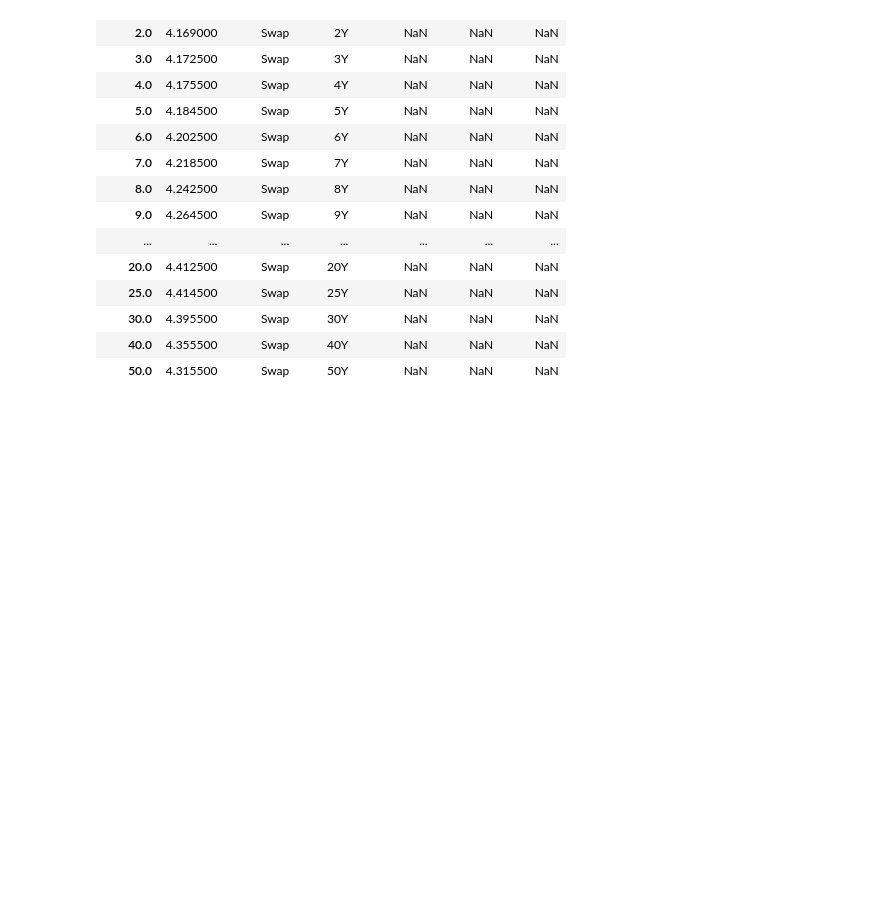
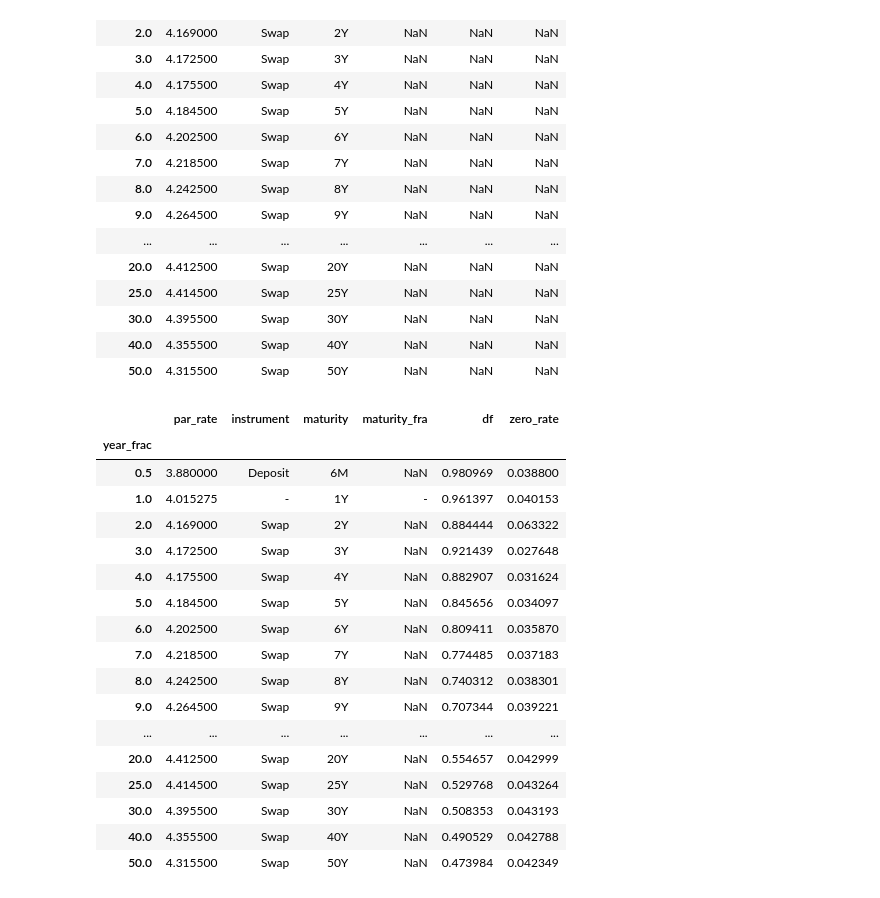
Before and after one commit to mayer19/FinancialDerivativesGroupProject, a Jupyter notebook: Derivatives.ipynb, the cells around one changed output. Cells and saved outputs as stored; diff of their text form; code cells hidden in the pictures; blank space fills up the shorter version.

```diff
--- a/Derivatives.ipynb
+++ b/Derivatives.ipynb
@@ -322,4 +324,27 @@ yield_curve
 | 30.0 | 4.395500 | Swap | 30Y | NaN | NaN | NaN |
 | 40.0 | 4.355500 | Swap | 40Y | NaN | NaN | NaN |
 | 50.0 | 4.315500 | Swap | 50Y | NaN | NaN | NaN |
+# %%
+yield_curve.loc[2, 'df'] = ((1 - yield_curve.loc[2, 'par_rate']/100) * yield_curve.loc[1, 'df']) / ((yield_curve.loc[2, 'par_rate']/100) + 1)
+yield_curve.loc[2, 'zero_rate'] = np.power(1 / yield_curve.loc[2, 'df'], 1 / 2 ) - 1
+yield_curve
+# %% [output]
+|  | par_rate | instrument | maturity | maturity_fra | df | zero_rate |
+| year_frac |  |  |  |  |  |  |
+| 0.5 | 3.880000 | Deposit | 6M | NaN | 0.980969 | 0.038800 |
+| 1.0 | 4.015275 | - | 1Y | - | 0.961397 | 0.040153 |
+| 2.0 | 4.169000 | Swap | 2Y | NaN | 0.884444 | 0.063322 |
+| 3.0 | 4.172500 | Swap | 3Y | NaN | 0.921439 | 0.027648 |
+| 4.0 | 4.175500 | Swap | 4Y | NaN | 0.882907 | 0.031624 |
+| 5.0 | 4.184500 | Swap | 5Y | NaN | 0.845656 | 0.034097 |
+| 6.0 | 4.202500 | Swap | 6Y | NaN | 0.809411 | 0.035870 |
+| 7.0 | 4.218500 | Swap | 7Y | NaN | 0.774485 | 0.037183 |
+| 8.0 | 4.242500 | Swap | 8Y | NaN | 0.740312 | 0.038301 |
+| 9.0 | 4.264500 | Swap | 9Y | NaN | 0.707344 | 0.039221 |
+| ... | ... | ... | ... | ... | ... | ... |
+| 20.0 | 4.412500 | Swap | 20Y | NaN | 0.554657 | 0.042999 |
+| 25.0 | 4.414500 | Swap | 25Y | NaN | 0.529768 | 0.043264 |
+| 30.0 | 4.395500 | Swap | 30Y | NaN | 0.508353 | 0.043193 |
+| 40.0 | 4.355500 | Swap | 40Y | NaN | 0.490529 | 0.042788 |
+| 50.0 | 4.315500 | Swap | 50Y | NaN | 0.473984 | 0.042349 |
 # %%
```
Also changed, not shown: parts of 8 cells of this notebook.
